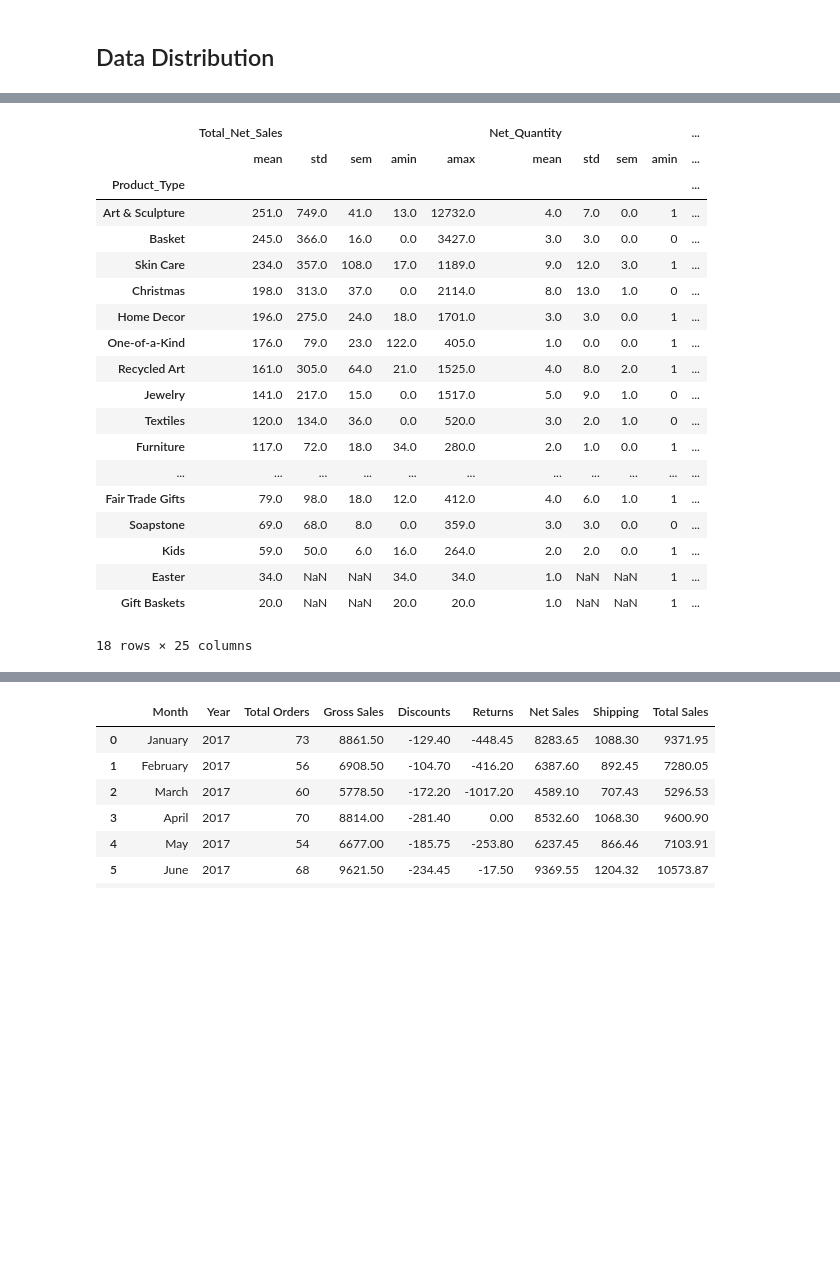
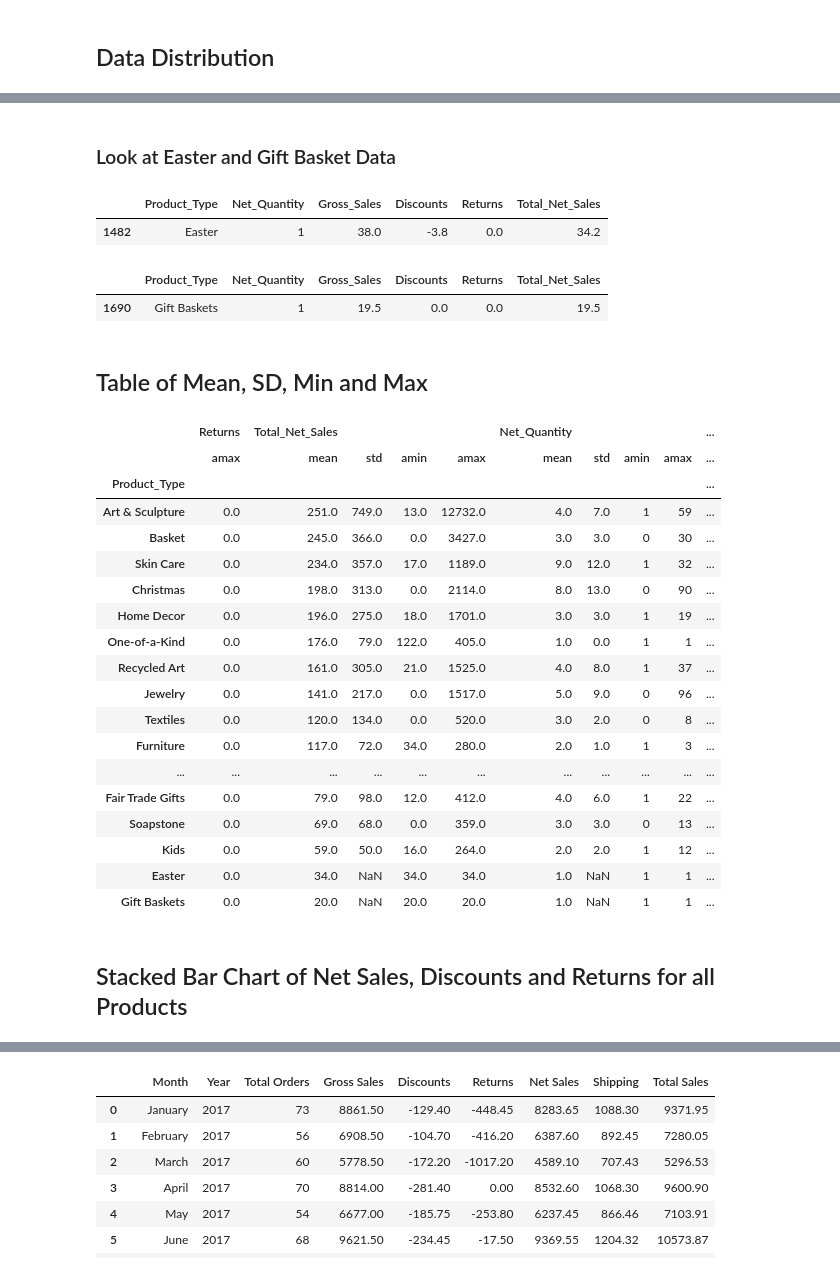
Before and after one commit to tuebolo/online_business_sales, a Jupyter notebook: analysis.ipynb, the cells around one changed output, grey strips where cells are left out. Saved outputs shown, nothing was run; the diff lists cells and outputs as text; code cells hidden in the pictures; blank space fills up the shorter version.

```diff
--- a/analysis.ipynb
+++ b/analysis.ipynb
@@ -73,45 +67,55 @@ plot = sales['Total_Net_Sales'].hist(by=sales['Product_Type'], bins='auto', grid
+# %% [markdown]
+### Look at Easter and Gift Basket Data
+# %%
+# Check out Easter
+sales.loc[sales['Product_Type'] == 'Easter'] # only one entry
+# %% [output]
+|  | Product_Type | Net_Quantity | Gross_Sales | Discounts | Returns | Total_Net_Sales |
+| 1482 | Easter | 1 | 38.0 | -3.8 | 0.0 | 34.2 |
+# %%
+# Check out gift baskets
+sales.loc[sales['Product_Type'] == 'Gift Baskets'] # only one entry
+# %% [output]
+|  | Product_Type | Net_Quantity | Gross_Sales | Discounts | Returns | Total_Net_Sales |
+| 1690 | Gift Baskets | 1 | 19.5 | 0.0 | 0.0 | 19.5 |
+# %% [markdown]
+## Table of Mean, SD, Min and Max
 # %%
-# make a table with stadard deviation and standard error for total net sales
-
-# remove nans from sales dataset
-sales = sales.dropna()
-sales.isnull().values.any()
-
 # create table
-total_sales = sales.groupby('Product_Type').agg([np.mean, np.std, sp.sem, np.min, np.max])
+total_sales = sales.groupby('Product_Type').agg([np.mean, np.std, np.min, np.max])
 
 # Round all values
 total_sales = total_sales.round()
 
 # rearange columns so that total net sales is first
 cols = total_sales.columns.tolist()
 cols = cols[-5:] + cols[:-5]
 total_sales = total_sales[cols]
 
 # rearange rows from highest to lowest for total net sales
 total_sales = total_sales.sort_values([('Total_Net_Sales','mean')], ascending=False)
-
-display(total_sales)
+total_sales
 # %% [output]
-|  | Total_Net_Sales |  |  |  |  | Net_Quantity |  |  |  | ... |
-|  | mean | std | sem | amin | amax | mean | std | sem | amin | ... |
+|  | Returns | Total_Net_Sales |  |  |  | Net_Quantity |  |  |  | ... |
+|  | amax | mean | std | amin | amax | mean | std | amin | amax | ... |
 | Product_Type |  |  |  |  |  |  |  |  |  | ... |
-| Art & Sculpture | 251.0 | 749.0 | 41.0 | 13.0 | 12732.0 | 4.0 | 7.0 | 0.0 | 1 | ... |
-| Basket | 245.0 | 366.0 | 16.0 | 0.0 | 3427.0 | 3.0 | 3.0 | 0.0 | 0 | ... |
-| Skin Care | 234.0 | 357.0 | 108.0 | 17.0 | 1189.0 | 9.0 | 12.0 | 3.0 | 1 | ... |
-| Christmas | 198.0 | 313.0 | 37.0 | 0.0 | 2114.0 | 8.0 | 13.0 | 1.0 | 0 | ... |
-| Home Decor | 196.0 | 275.0 | 24.0 | 18.0 | 1701.0 | 3.0 | 3.0 | 0.0 | 1 | ... |
-| One-of-a-Kind | 176.0 | 79.0 | 23.0 | 122.0 | 405.0 | 1.0 | 0.0 | 0.0 | 1 | ... |
-| Recycled Art | 161.0 | 305.0 | 64.0 | 21.0 | 1525.0 | 4.0 | 8.0 | 2.0 | 1 | ... |
-| Jewelry | 141.0 | 217.0 | 15.0 | 0.0 | 1517.0 | 5.0 | 9.0 | 1.0 | 0 | ... |
-| Textiles | 120.0 | 134.0 | 36.0 | 0.0 | 520.0 | 3.0 | 2.0 | 1.0 | 0 | ... |
-| Furniture | 117.0 | 72.0 | 18.0 | 34.0 | 280.0 | 2.0 | 1.0 | 0.0 | 1 | ... |
+| Art & Sculpture | 0.0 | 251.0 | 749.0 | 13.0 | 12732.0 | 4.0 | 7.0 | 1 | 59 | ... |
+| Basket | 0.0 | 245.0 | 366.0 | 0.0 | 3427.0 | 3.0 | 3.0 | 0 | 30 | ... |
+| Skin Care | 0.0 | 234.0 | 357.0 | 17.0 | 1189.0 | 9.0 | 12.0 | 1 | 32 | ... |
+| Christmas | 0.0 | 198.0 | 313.0 | 0.0 | 2114.0 | 8.0 | 13.0 | 0 | 90 | ... |
+| Home Decor | 0.0 | 196.0 | 275.0 | 18.0 | 1701.0 | 3.0 | 3.0 | 1 | 19 | ... |
+| One-of-a-Kind | 0.0 | 176.0 | 79.0 | 122.0 | 405.0 | 1.0 | 0.0 | 1 | 1 | ... |
+| Recycled Art | 0.0 | 161.0 | 305.0 | 21.0 | 1525.0 | 4.0 | 8.0 | 1 | 37 | ... |
+| Jewelry | 0.0 | 141.0 | 217.0 | 0.0 | 1517.0 | 5.0 | 9.0 | 0 | 96 | ... |
+| Textiles | 0.0 | 120.0 | 134.0 | 0.0 | 520.0 | 3.0 | 2.0 | 0 | 8 | ... |
+| Furniture | 0.0 | 117.0 | 72.0 | 34.0 | 280.0 | 2.0 | 1.0 | 1 | 3 | ... |
 | ... | ... | ... | ... | ... | ... | ... | ... | ... | ... | ... |
-| Fair Trade Gifts | 79.0 | 98.0 | 18.0 | 12.0 | 412.0 | 4.0 | 6.0 | 1.0 | 1 | ... |
-| Soapstone | 69.0 | 68.0 | 8.0 | 0.0 | 359.0 | 3.0 | 3.0 | 0.0 | 0 | ... |
-| Kids | 59.0 | 50.0 | 6.0 | 16.0 | 264.0 | 2.0 | 2.0 | 0.0 | 1 | ... |
-| Easter | 34.0 | NaN | NaN | 34.0 | 34.0 | 1.0 | NaN | NaN | 1 | ... |
-| Gift Baskets | 20.0 | NaN | NaN | 20.0 | 20.0 | 1.0 | NaN | NaN | 1 | ... |
+| Fair Trade Gifts | 0.0 | 79.0 | 98.0 | 12.0 | 412.0 | 4.0 | 6.0 | 1 | 22 | ... |
+| Soapstone | 0.0 | 69.0 | 68.0 | 0.0 | 359.0 | 3.0 | 3.0 | 0 | 13 | ... |
+| Kids | 0.0 | 59.0 | 50.0 | 16.0 | 264.0 | 2.0 | 2.0 | 1 | 12 | ... |
+| Easter | 0.0 | 34.0 | NaN | 34.0 | 34.0 | 1.0 | NaN | 1 | 1 | ... |
+| Gift Baskets | 0.0 | 20.0 | NaN | 20.0 | 20.0 | 1.0 | NaN | 1 | 1 | ... |
-18 rows × 25 columns
+# %% [markdown]
+## Stacked Bar Chart of Net Sales, Discounts and Returns for all Products
 # %%
 # get only the mean columns
```
Also changed, not shown: parts of 20 cells of this notebook.
